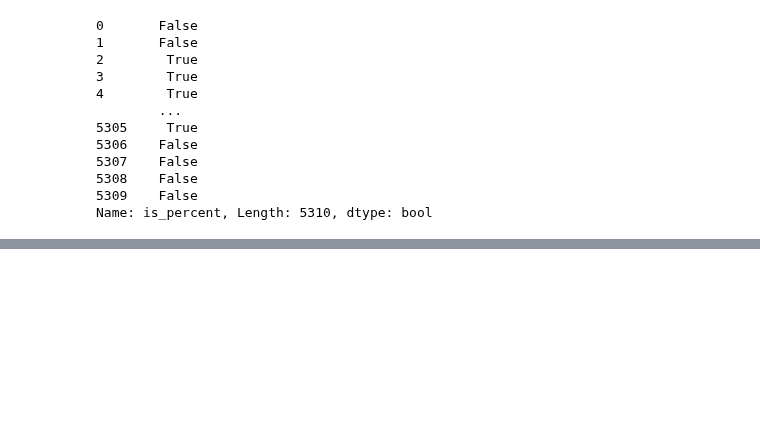
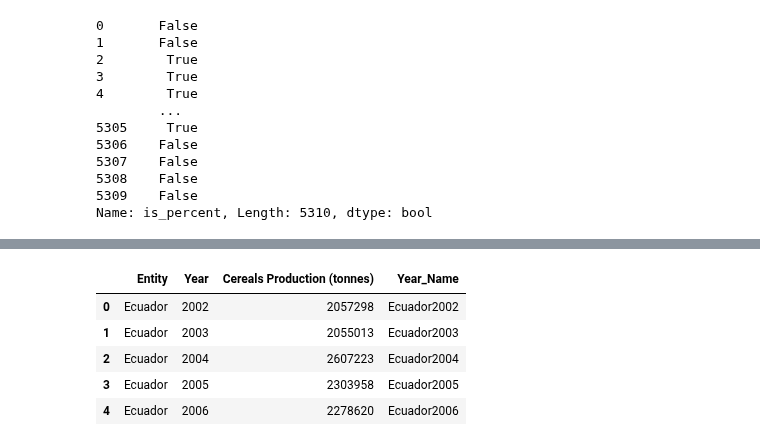
Before and after one commit to chriscallahan99/DataScience_Final_Project, a Jupyter notebook: DS_Milestone_1.ipynb, the cells around one changed output, grey strips where cells are left out. Cells and saved outputs as stored; diff of their text form; code cells hidden in the pictures; blank space fills up the shorter version.

```diff
--- a/DS_Milestone_1.ipynb
+++ b/DS_Milestone_1.ipynb
@@ -319,0 +446,11 @@ small_df =
+# %%
+cereal_df['Year'] = cereal_df['Year'].astype('string')
+cereal_df['Year_Name'] = cereal_df['Entity'] + cereal_df['Year']
+cereal_df.head()
+# %% [output]
+|  | Entity | Year | Cereals Production (tonnes) | Year_Name |
+| 0 | Ecuador | 2002 | 2057298 | Ecuador2002 |
+| 1 | Ecuador | 2003 | 2055013 | Ecuador2003 |
+| 2 | Ecuador | 2004 | 2607223 | Ecuador2004 |
+| 3 | Ecuador | 2005 | 2303958 | Ecuador2005 |
+| 4 | Ecuador | 2006 | 2278620 | Ecuador2006 |
```
Also changed, not shown: parts of 20 cells of this notebook, 2 other files.
